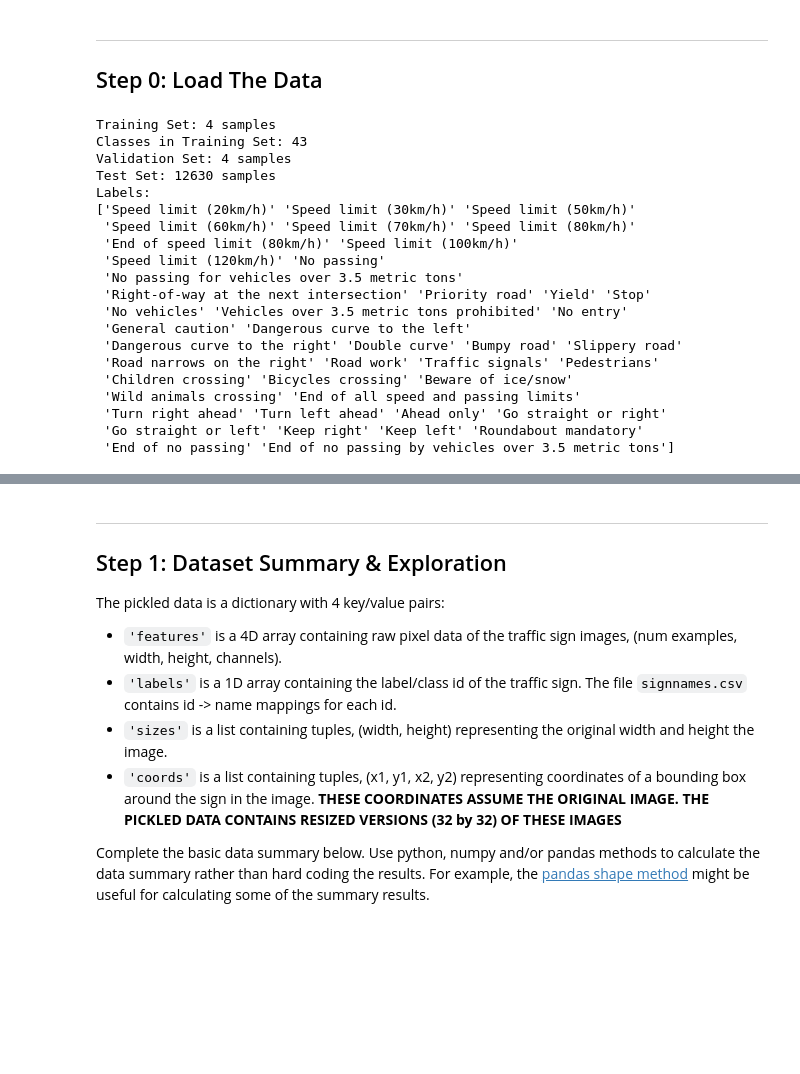
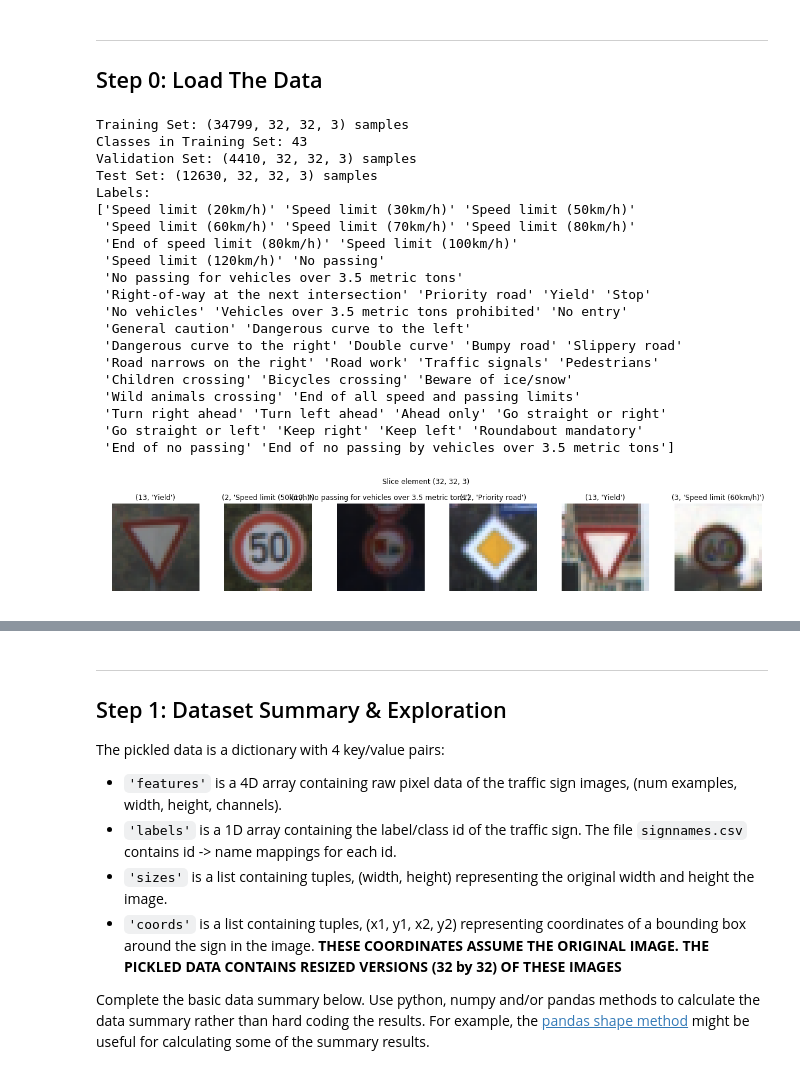
Before and after one commit to dmytronasyrov/CarND-Traffic-Sign-Classifier-Project, a Jupyter notebook: Traffic_Sign_Classifier.ipynb, the cells around one changed output, grey strips where cells are left out. Drawn from its saved outputs; the diff is of its cells as text; code cells hidden in the pictures; blank space fills up the shorter version.

```diff
--- a/Traffic_Sign_Classifier.ipynb
+++ b/Traffic_Sign_Classifier.ipynb
@@ -122,40 +167,45 @@ with open(training_file, mode = 'rb') as f:
 
 with open(validation_file, mode = 'rb') as f:
     valid = pickle.load(f)
 
 with open(testing_file, mode = 'rb') as f:
     test = pickle.load(f)
 
-X_train_init, y_train_init = train['features'], train['labels']
-X_valid_init, y_valid_init = valid['features'], valid['labels']
-X_test_init, y_test_init = test['features'], test['labels']
+image_dtype = np.uint8
+X_train_init, y_train_init = train['features'].astype(image_dtype), train['labels'].astype(np.int16)
+X_valid_init, y_valid_init = valid['features'].astype(image_dtype), valid['labels'].astype(np.int16)
+X_test_init, y_test_init = test['features'].astype(image_dtype), test['labels'].astype(np.int16)
 classes = pd.read_csv('./traffic-signs-data/signnames.csv')['SignName'].values
-classes_in_train = len(np.unique(y_train)) # How many unique classes/labels there are in the dataset.
+classes_in_train = len(np.unique(y_train_init)) # How many unique classes/labels there are in the dataset.
+titles = list(zip(range(classes_in_train), list(map(lambda x: x, classes))))
 
 print()
-print("Training Set: {} samples".format(len(X_train_init.shape)))
+print("Training Set: {} samples".format(X_train_init.shape))
 print("Classes in Training Set: {}".format(classes_in_train))
-print("Validation Set: {} samples".format(len(X_valid_init.shape)))
-print("Test Set: {} samples".format(len(X_test_init)))
+print("Validation Set: {} samples".format(X_valid_init.shape))
+print("Test Set: {} samples".format(X_test_init.shape))
 print("Labels:\n{}".format(classes))
+
+display_image_batch(X_train_init, y_train_init)
 # %% [output]
-Training Set: 4 samples
+Training Set: (34799, 32, 32, 3) samples
 Classes in Training Set: 43
-Validation Set: 4 samples
-Test Set: 12630 samples
+Validation Set: (4410, 32, 32, 3) samples
+Test Set: (12630, 32, 32, 3) samples
 Labels:
 ['Speed limit (20km/h)' 'Speed limit (30km/h)' 'Speed limit (50km/h)'
  'Speed limit (60km/h)' 'Speed limit (70km/h)' 'Speed limit (80km/h)'
  'End of speed limit (80km/h)' 'Speed limit (100km/h)'
  'Speed limit (120km/h)' 'No passing'
  'No passing for vehicles over 3.5 metric tons'
  'Right-of-way at the next intersection' 'Priority road' 'Yield' 'Stop'
  'No vehicles' 'Vehicles over 3.5 metric tons prohibited' 'No entry'
  'General caution' 'Dangerous curve to the left'
  'Dangerous curve to the right' 'Double curve' 'Bumpy road' 'Slippery road'
  'Road narrows on the right' 'Road work' 'Traffic signals' 'Pedestrians'
  'Children crossing' 'Bicycles crossing' 'Beware of ice/snow'
  'Wild animals crossing' 'End of all speed and passing limits'
  'Turn right ahead' 'Turn left ahead' 'Ahead only' 'Go straight or right'
  'Go straight or left' 'Keep right' 'Keep left' 'Roundabout mandatory'
  'End of no passing' 'End of no passing by vehicles over 3.5 metric tons']
+[figure, added]
```
Also changed, not shown: parts of 11 cells of this notebook, 3 other files.
